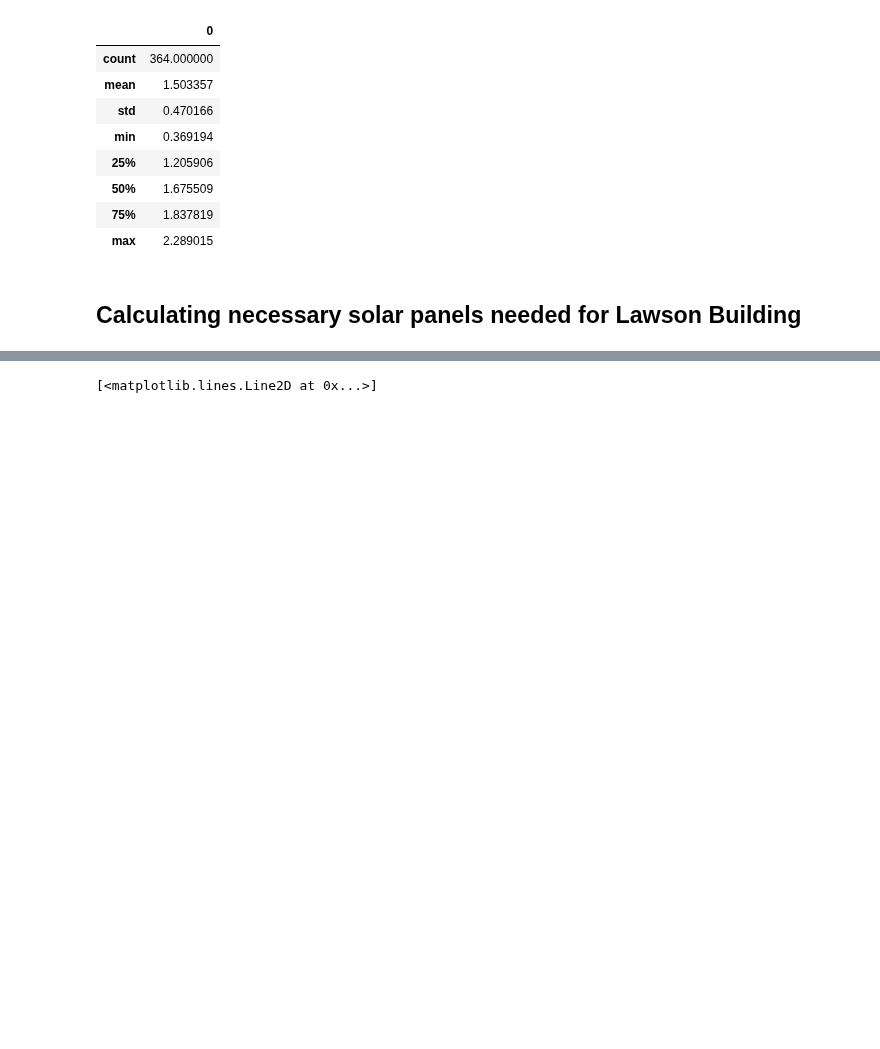
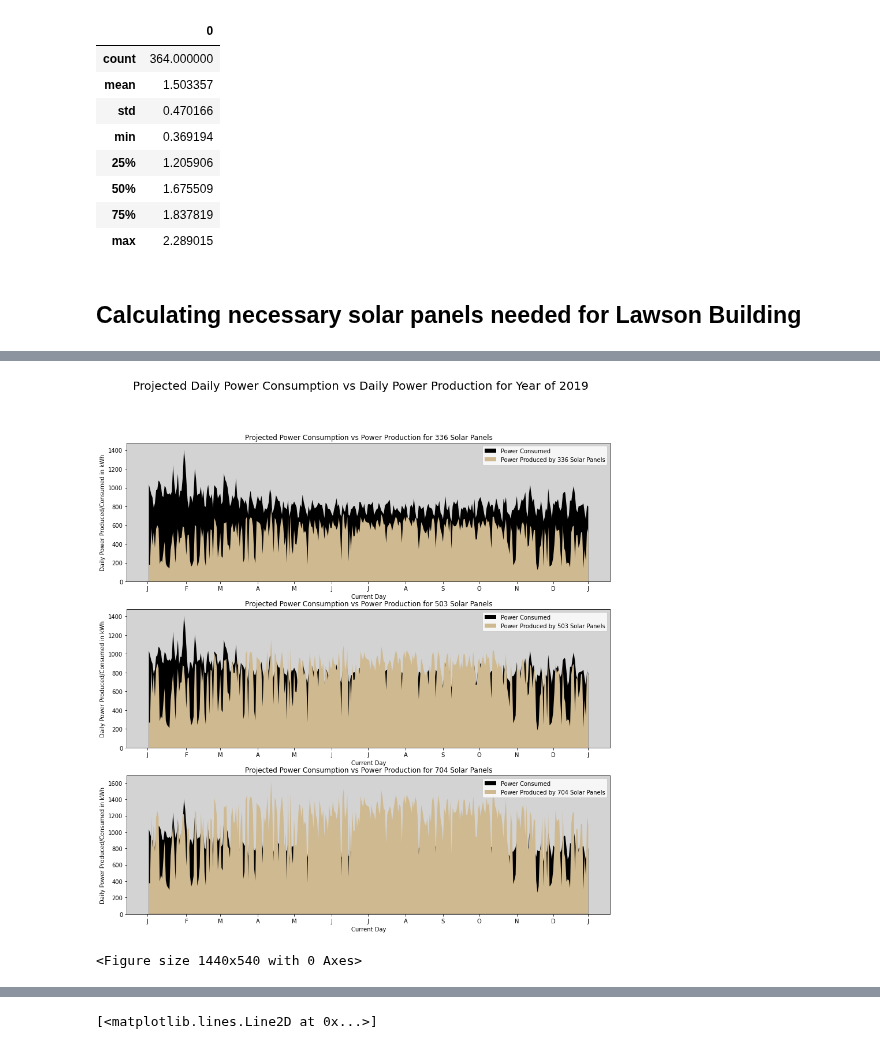
Before and after one commit to A-Wadhwani/ME597-Project, a Jupyter notebook: Purdue_Power_Analysis.ipynb, the cells around one changed output, grey strips where cells are left out. Cells and saved outputs as stored; diff of their text form; code cells hidden in the pictures; blank space fills up the shorter version.

```diff
--- a/Purdue_Power_Analysis.ipynb
+++ b/Purdue_Power_Analysis.ipynb
@@ -335,0 +218,67 @@ pd.DataFrame(num_panels).describe(percentiles = [0.9])
+# %%
+# Taking three values: minimum, 50% and maximum
+min = np.min(num_panels)
+median = np.median(num_panels)
+percentile_75th = np.percentile(num_panels, 75)
+# %%
+#Calcualte power production for all three datas
+power_produced1 = sol_power_lawson * min
+power_produced2 = sol_power_lawson * median
+power_produced3 = sol_power_lawson * percentile_75th
+
+#Power consumed is uni_power_lawson
+power_consumed = uni_power_lawson
+
+# Power Combined Dataframe
+power_combined = pd.DataFrame()
+power_combined['Range'] = list(range(1,365))
+power_combined['Power Consumed'] = power_consumed.ravel()
+power_combined['Power Produced 1'] = power_produced1.ravel()
+power_combined['Power Produced 2'] = power_produced2.ravel()
+power_combined['Power Produced 3'] = power_produced3.ravel()
+
+fig, ax = plt.subplots(3,1)
+
+fig.set_figheight(15)
+fig.set_figwidth(15)
+plt.figure(figsize=(20,7.5))
+
+ax[0].set_title('Projected Power Consumption vs Power Production for 336 Solar Panels')
+ax[0].set_facecolor('LightGrey')
+ax[0].stackplot(power_combined['Range'].values, power_combined['Power Consumed'].values, colors=['Black'], labels = ['Power Consumed'])
+ax[0].stackplot(power_combined['Range'].values, power_combined['Power Produced 1'].values, colors=['#CFB991'],
+                labels = ['Power Produced by ' + str(math.ceil(min)) + ' Solar Panels'])
+ax[0].set_xlabel('Current Day')
+ax[0].set_ylabel('Daily Power Produced/Consumed in kWh')
+ax[0].set_xticks([0, 32, 60, 91, 121, 152, 182, 213, 244, 274, 305, 335, 364])
+ax[0].set_xticklabels(['J', 'F', 'M', 'A', 'M', 'J', 'J', 'A', 'S', 'O', 'N', 'D', 'J'])
+ax[0].legend()
+
+ax[1].set_title('Projected Power Consumption vs Power Production for 503 Solar Panels')
+ax[1].set_facecolor('LightGrey')
+ax[1].stackplot(power_combined['Range'].values, power_combined['Power Consumed'].values, colors=['Black'], labels = ['Power Consumed'])
+ax[1].stackplot(power_combined['Range'].values, power_combined['Power Produced 2'].values, colors=['#CFB991'],
+                labels = ['Power Produced by ' + str(math.ceil(median)) + ' Solar Panels'])
+ax[1].set_xlabel('Current Day')
+ax[1].set_ylabel('Daily Power Produced/Consumed in kWh')
+ax[1].set_xticks([0, 32, 60, 91, 121, 152, 182, 213, 244, 274, 305, 335, 364])
+ax[1].set_xticklabels(['J', 'F', 'M', 'A', 'M', 'J', 'J', 'A', 'S', 'O', 'N', 'D', 'J'])
+ax[1].legend()
+
+ax[2].set_title('Projected Power Consumption vs Power Production for 704 Solar Panels')
+ax[2].set_facecolor('LightGrey')
+ax[2].stackplot(power_combined['Range'].values, power_combined['Power Consumed'].values, colors=['Black'], labels = ['Power Consumed'])
+ax[2].stackplot(power_combined['Range'].values, power_combined['Power Produced 3'].values, colors=['#CFB991'],
+                labels = ['Power Produced by ' + str(math.ceil(percentile_75th)) + ' Solar Panels'])
+ax[2].set_xlabel('Current Day')
+ax[2].set_ylabel('Daily Power Produced/Consumed in kWh')
+ax[2].set_xticks([0, 32, 60, 91, 121, 152, 182, 213, 244, 274, 305, 335, 364])
+ax[2].set_xticklabels(['J', 'F', 'M', 'A', 'M', 'J', 'J', 'A', 'S', 'O', 'N', 'D', 'J'])
+ax[2].legend()
+
+#Displaying daily power production in three levels vs power consumption
+fig.suptitle('Projected Daily Power Consumption vs Daily Power Production for Year of 2019', fontsize=20)
+fig.show()
+# %% [output]
+[figure, added]
+<Figure size 1440x540 with 0 Axes>
```
Also changed, not shown: parts of 25 cells of this notebook.
